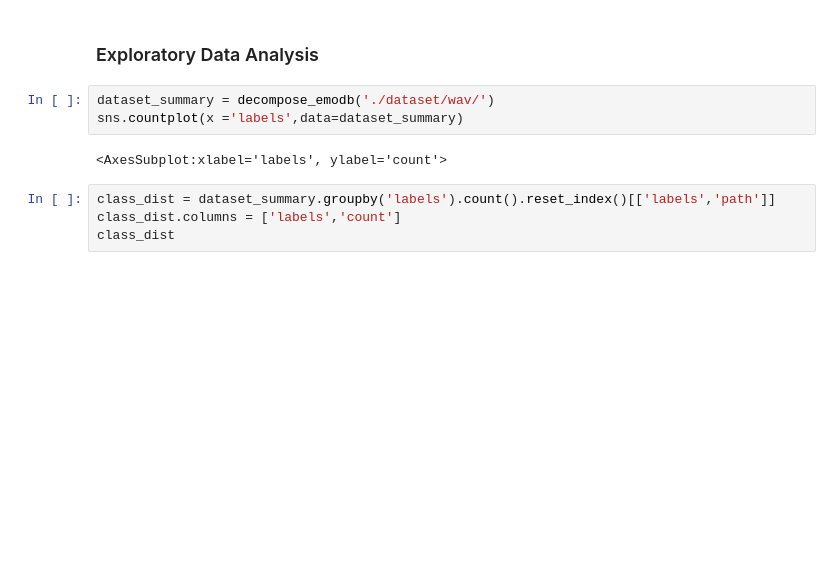
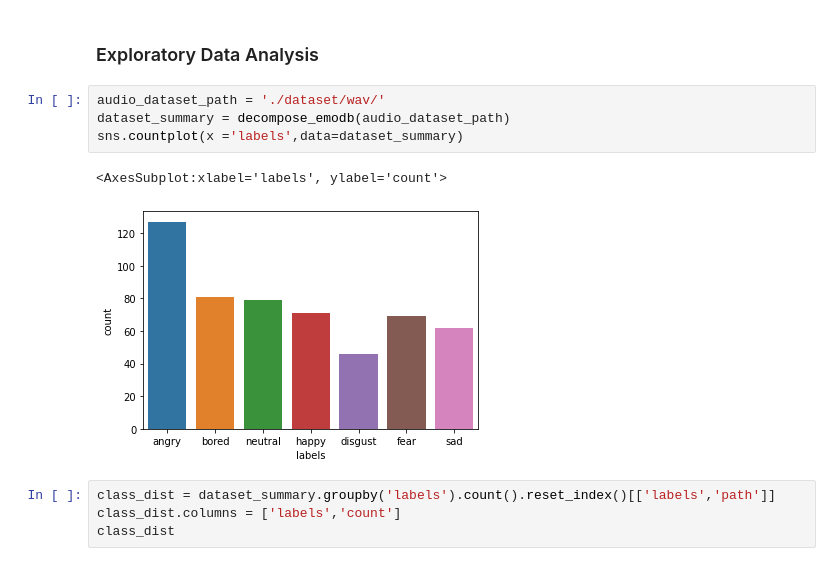
Before and after one commit to szymonrucinski/good-mood, a Jupyter notebook: Report_SER.ipynb, the cells around one changed output. Drawn from its saved outputs; the diff is of its cells as text; blank space fills up the shorter version.

```diff
--- a/Report_SER.ipynb
+++ b/Report_SER.ipynb
@@ -124,10 +126,12 @@ def decompose_emodb(EMODB_PATH):
 # %% [markdown]
 ### Exploratory Data Analysis
 # %%
-dataset_summary = decompose_emodb('./dataset/wav/')
+audio_dataset_path = './dataset/wav/'
+dataset_summary = decompose_emodb(audio_dataset_path)
 sns.countplot(x ='labels',data=dataset_summary)
 # %% [output]
 <AxesSubplot:xlabel='labels', ylabel='count'>
+[figure, added]
 # %%
 class_dist = dataset_summary.groupby('labels').count().reset_index()[['labels','path']]
 class_dist.columns = ['labels','count']
```
Also changed, not shown: parts of 21 cells of this notebook, 7 other files.
